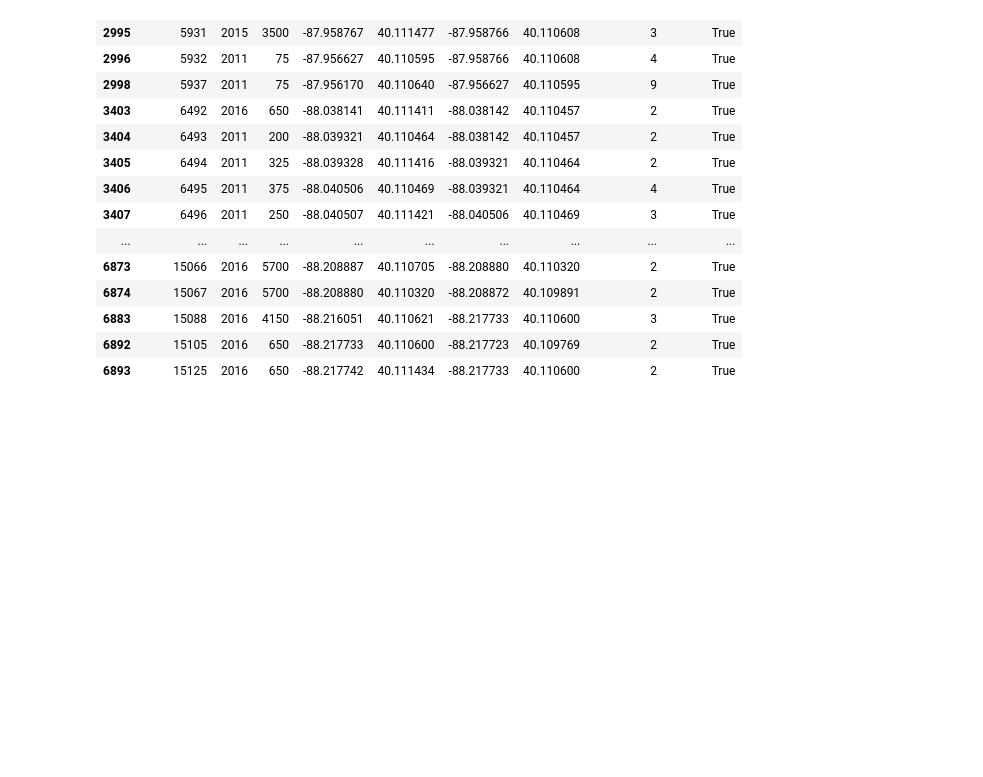
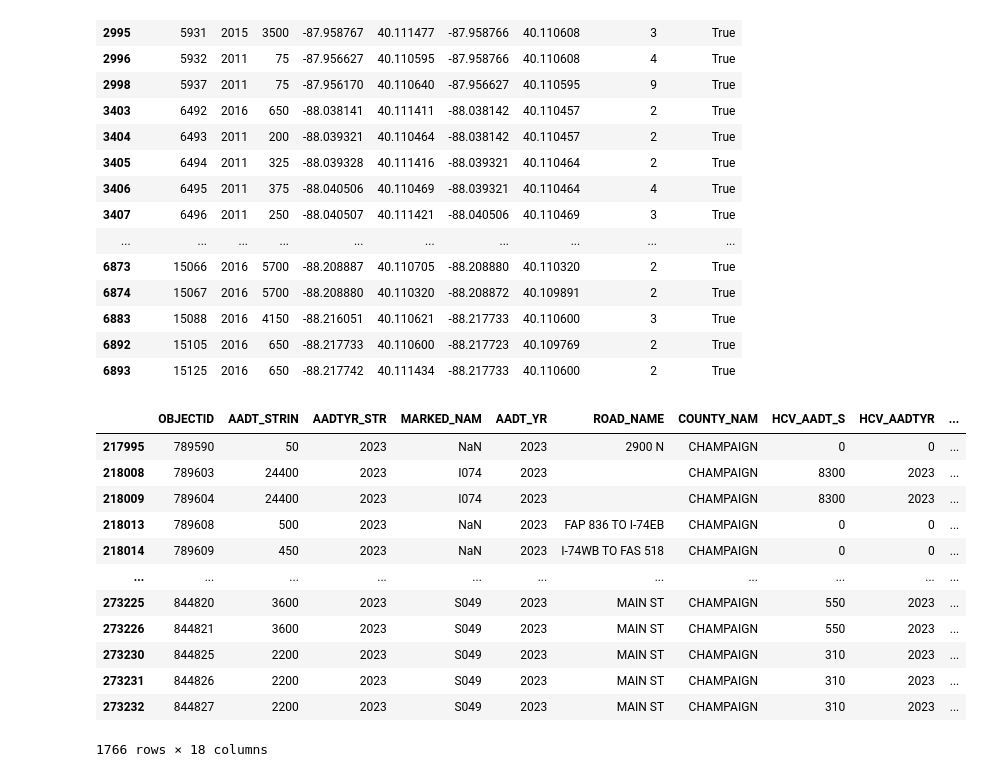
Before and after one commit to infoshubhjain/SIGAIDA-CAMPUS-ENERGY, a Jupyter notebook: visualizations/testing-stuff.ipynb, the cells around one changed output. Saved outputs shown, nothing was run; the diff lists cells and outputs as text; code cells hidden in the pictures; blank space fills up the shorter version.

```diff
--- a/visualizations/testing-stuff.ipynb
+++ b/visualizations/testing-stuff.ipynb
@@ -178,3 +262,22 @@ df[df.is_on_green == True]
 | 6883 | 15088 | 2016 | 4150 | -88.216051 | 40.110621 | -88.217733 | 40.110600 | 3 | True |
 | 6892 | 15105 | 2016 | 650 | -88.217733 | 40.110600 | -88.217723 | 40.109769 | 2 | True |
 | 6893 | 15125 | 2016 | 650 | -88.217742 | 40.111434 | -88.217733 | 40.110600 | 2 | True |
+# %%
+df_aadt = pd.read_csv("aadt23.csv")
+df_temp = df_aadt[(df_aadt.COUNTY_NAM == "CHAMPAIGN") & (df_aadt.AADT_YR == 2023)]
+# %%
+df_temp[]
+# %% [output]
+|  | OBJECTID | AADT_STRIN | AADTYR_STR | MARKED_NAM | AADT_YR | ROAD_NAME | COUNTY_NAM | HCV_AADT_S | HCV_AADTYR | ... |
+| 217995 | 789590 | 50 | 2023 | NaN | 2023 | 2900 N | CHAMPAIGN | 0 | 0 | ... |
+| 218008 | 789603 | 24400 | 2023 | I074 | 2023 |  | CHAMPAIGN | 8300 | 2023 | ... |
+| 218009 | 789604 | 24400 | 2023 | I074 | 2023 |  | CHAMPAIGN | 8300 | 2023 | ... |
+| 218013 | 789608 | 500 | 2023 | NaN | 2023 | FAP 836 TO I-74EB | CHAMPAIGN | 0 | 0 | ... |
+| 218014 | 789609 | 450 | 2023 | NaN | 2023 | I-74WB TO FAS 518 | CHAMPAIGN | 0 | 0 | ... |
+| ... | ... | ... | ... | ... | ... | ... | ... | ... | ... | ... |
+| 273225 | 844820 | 3600 | 2023 | S049 | 2023 | MAIN ST | CHAMPAIGN | 550 | 2023 | ... |
+| 273226 | 844821 | 3600 | 2023 | S049 | 2023 | MAIN ST | CHAMPAIGN | 550 | 2023 | ... |
+| 273230 | 844825 | 2200 | 2023 | S049 | 2023 | MAIN ST | CHAMPAIGN | 310 | 2023 | ... |
+| 273231 | 844826 | 2200 | 2023 | S049 | 2023 | MAIN ST | CHAMPAIGN | 310 | 2023 | ... |
+| 273232 | 844827 | 2200 | 2023 | S049 | 2023 | MAIN ST | CHAMPAIGN | 310 | 2023 | ... |
+1766 rows × 18 columns
```
Also changed, not shown: parts of 7 cells of this notebook, 2 other files.
